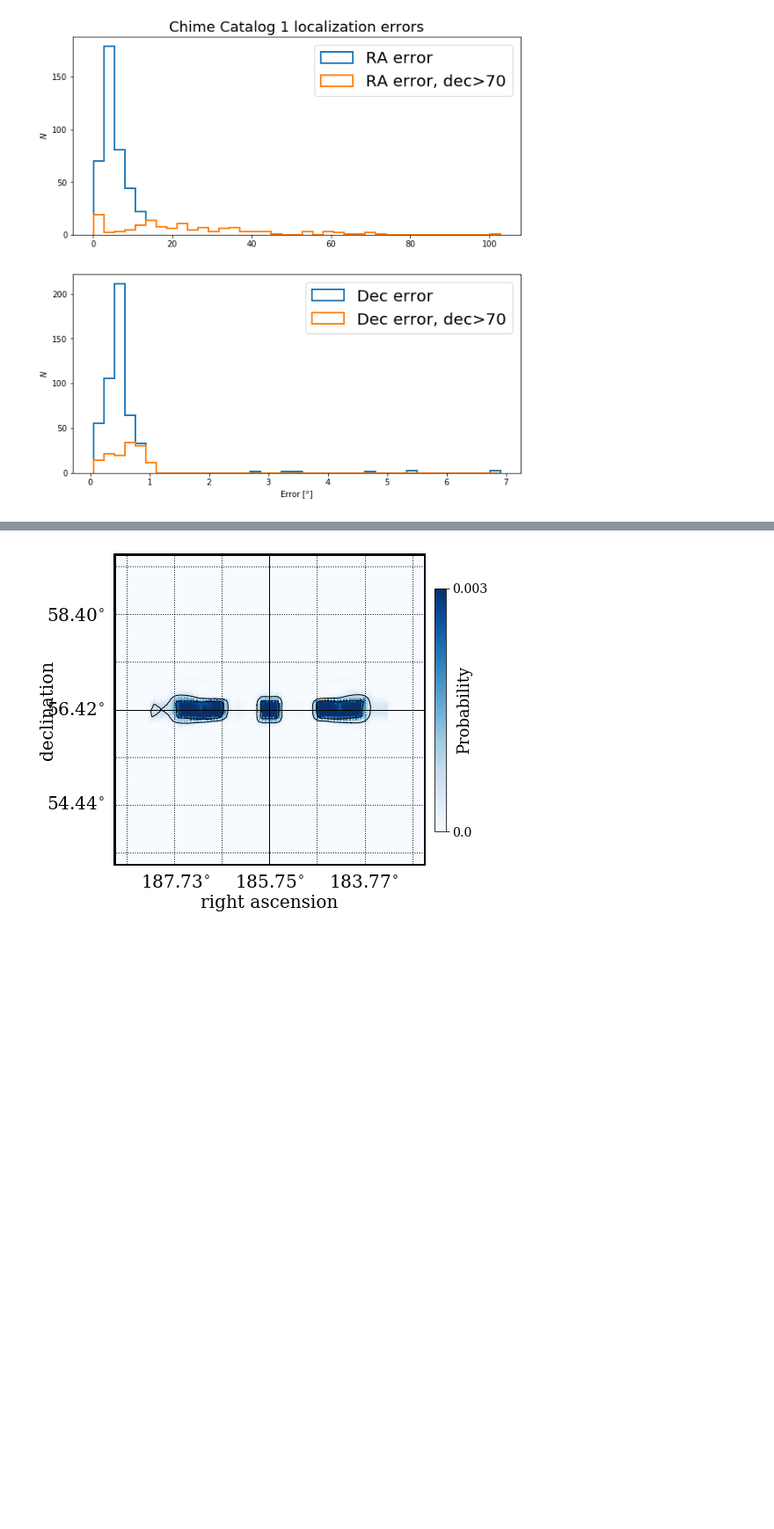
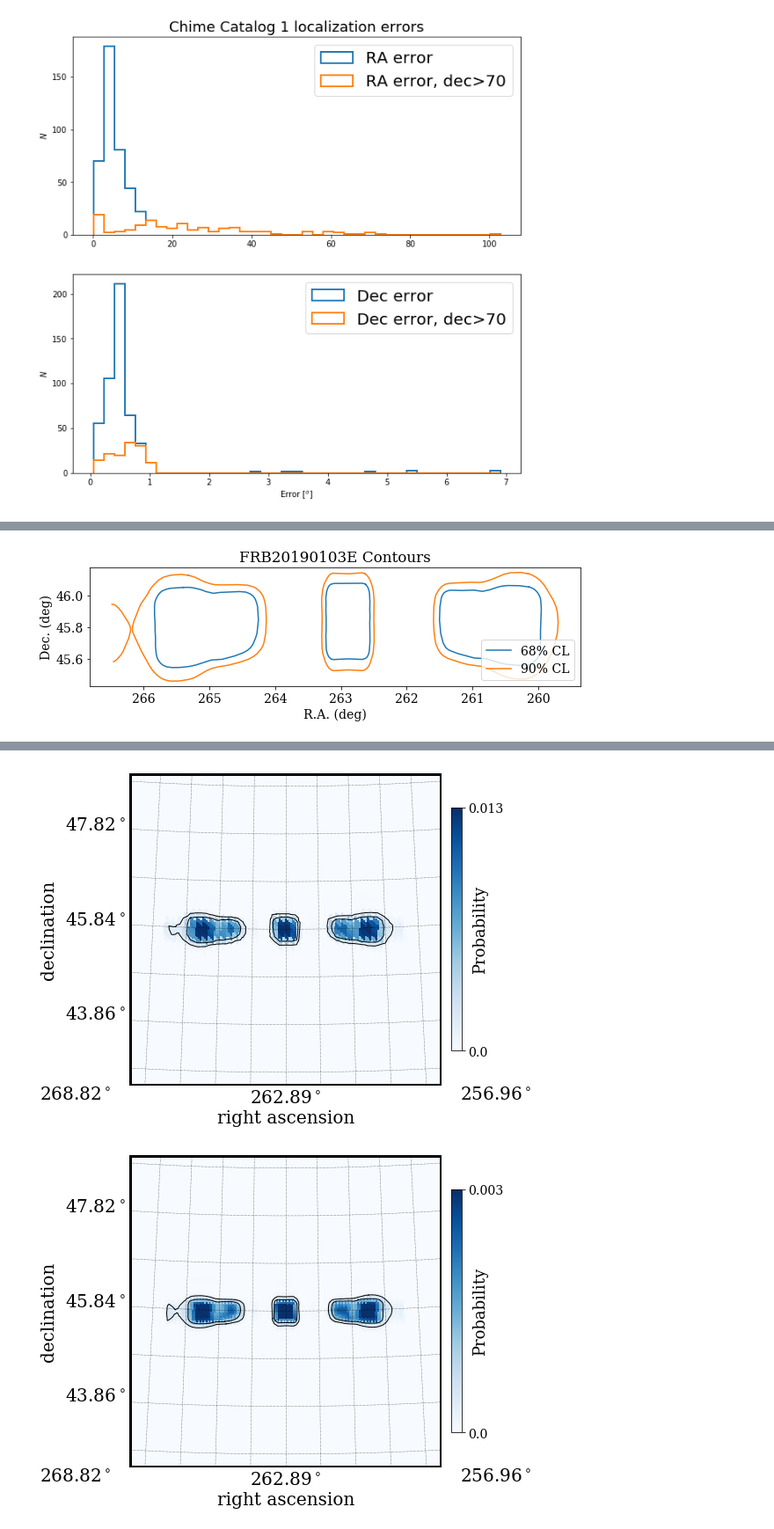
Before and after one commit to jessiethw/FRB, a Jupyter notebook: localizations.ipynb, the cells around one changed output, grey strips where cells are left out. Shown at 88% size. Drawn from its saved outputs; the diff is of its cells as text; code cells hidden in the pictures; blank space fills up the shorter version.

```diff
--- a/localizations.ipynb
+++ b/localizations.ipynb
@@ -401,5 +413,10 @@ with(time('healpix map, %s, nside=256'%samp_f[0][len(dat_loc):])):
 # %%
-f2=h5.File(samp_f[0],'r')
-with(time('healpix map, %s, nside=1024'%samp_f[0][len(dat_loc):])):
+f2=h5.File(samp_f[1],'r')
+#show_localizations(f2)
+show_contours(f2)
+with(time('healpix map, %s, nside=512'%samp_f[1][len(dat_loc):])):
+    make_healpix_mapping(f2, new_nside=512)
+with(time('healpix map, %s, nside=1024'%samp_f[1][len(dat_loc):])):
     make_healpix_mapping(f2, new_nside=1024)
 # %% [output]
+[figure, new version]
@@ -409,2 +429,3 @@ with(time('healpix map, %s, nside=1024'%samp_f[0][len(dat_loc):])):
-[figure, old version]
+[figure, added]
+[figure, added]
 # %%
```
Also changed, not shown: parts of 12 cells of this notebook.
